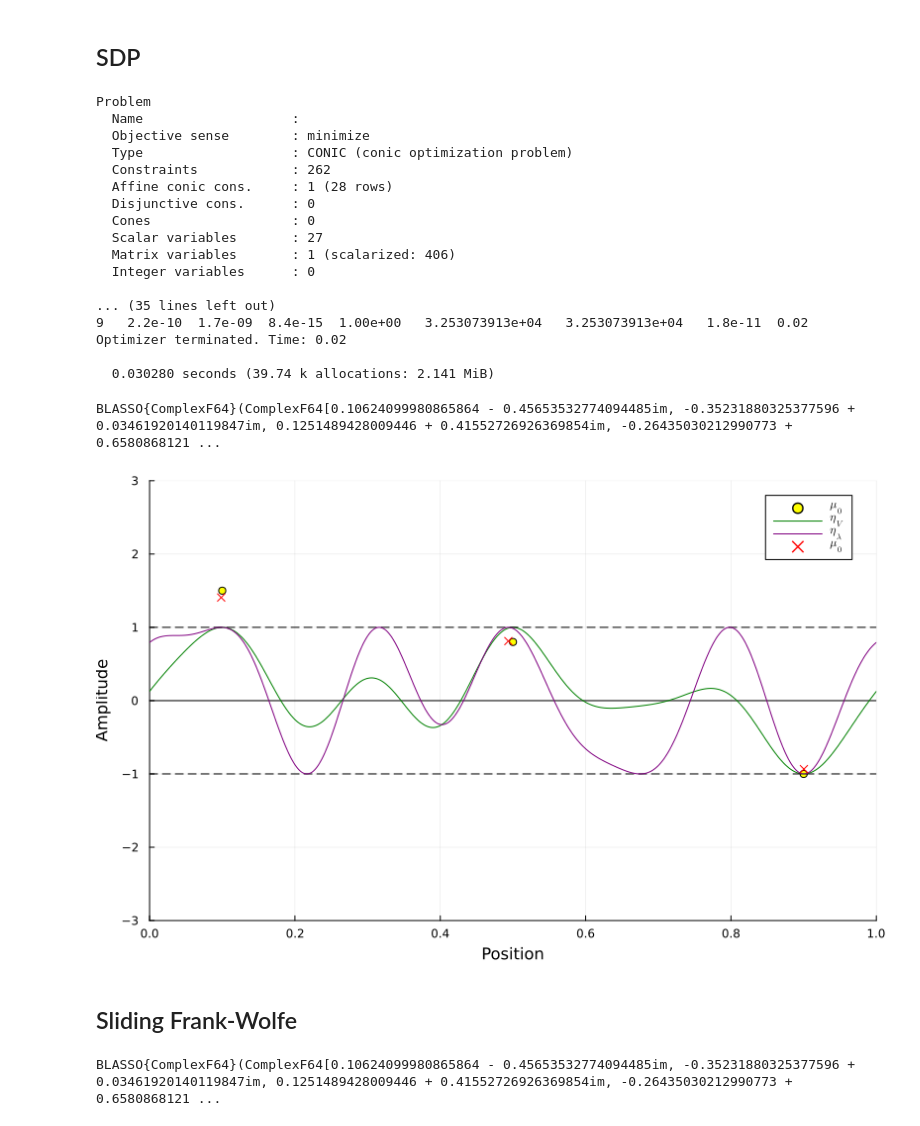
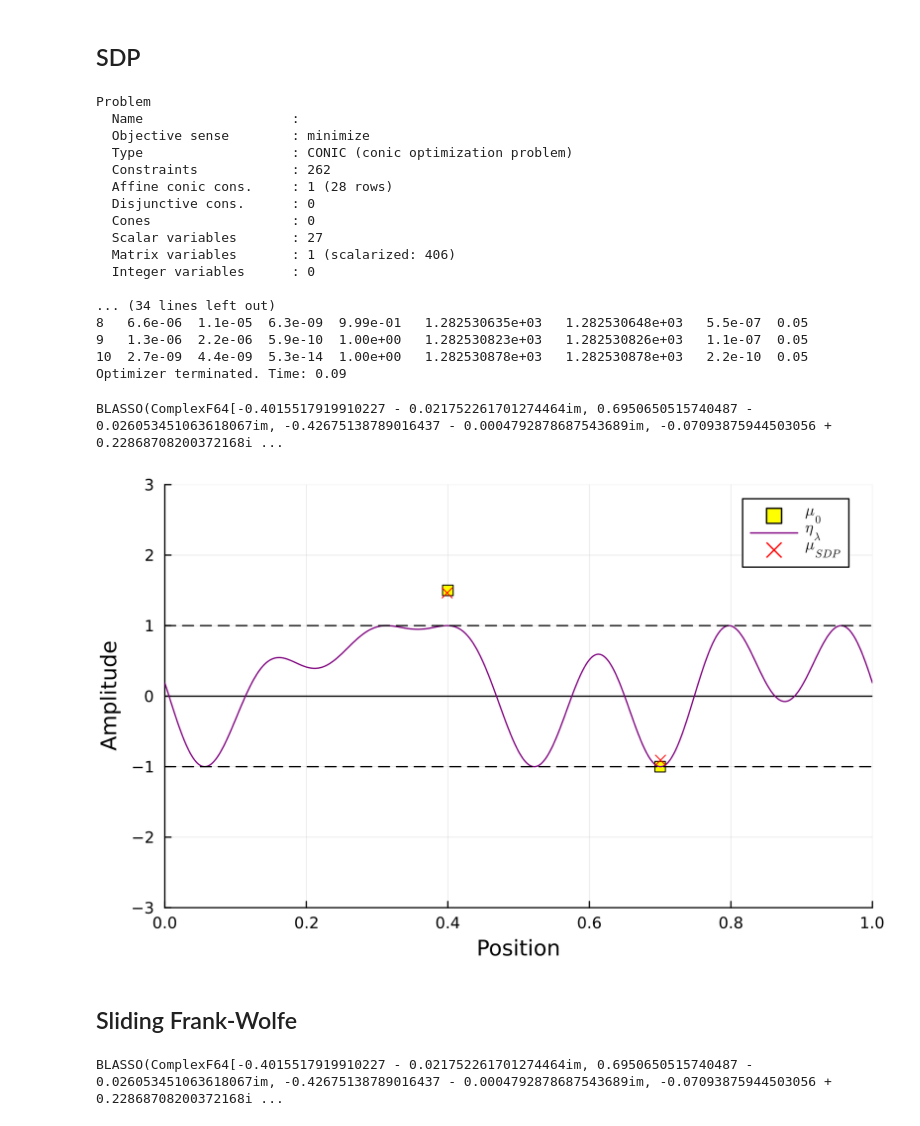
Before and after one commit to Lads-oxygen/SparseSpikes, a Jupyter notebook: examples/fourier_1D.ipynb, the cells around one changed output. Cells and saved outputs as stored; diff of their text form; code cells hidden in the pictures.

Commit message:
Efficient operators, smooth bilevel methods, graphs for report

```diff
--- a/examples/fourier_1D.ipynb
+++ b/examples/fourier_1D.ipynb
@@ -8,8 +8,8 @@ Define ground truth amplitudes and positions
 # %%
 domain = [0, 1]
 
-x0 = [0.1, 0.5, 0.9]
-a0 = [1.5, 0.8, -1.0]
+x0 = [0.4, 0.7]
+a0 = [1.5, -1.0]
 
 μ0 = DiscreteMeasure(x0, a0)
 # %% [output]
@@ -20,8 +20,8 @@ fc = 6
 n = 2fc + 1
 
 # Define noise level
-noise_level = 0.1
+noise_level = 0.05
 
 # Seed for noise
-# Random.seed!(22)
+Random.seed!(12)
 # %% [output]
@@ -69,13 +69,13 @@ hline!(plt_cert, [1, -1], linestyle=:dash, color=:black, label="")
 # %% [markdown]
 ## SDP
 # %%
-λ = 0.01
+λ = 0.05
 
 prob = BLASSO(y, ops, domain, λ)
 
 prob_sdp = deepcopy(prob)
 
-@time solve!(prob_sdp, :SDP)
+solve!(prob_sdp, :SDP)
 # %% [output]
 Problem
   Name                   :
@@ -89,28 +89,28 @@ Problem
   Matrix variables       : 1 (scalarized: 406)
   Integer variables      : 0
 
-... (35 lines left out)
-9   2.2e-10  1.7e-09  8.4e-15  1.00e+00   3.253073913e+04   3.253073913e+04   1.8e-11  0.02
-Optimizer terminated. Time: 0.02
-
-  0.030280 seconds (39.74 k allocations: 2.141 MiB)
+... (34 lines left out)
+8   6.6e-06  1.1e-05  6.3e-09  9.99e-01   1.282530635e+03   1.282530648e+03   5.5e-07  0.05
+9   1.3e-06  2.2e-06  5.9e-10  1.00e+00   1.282530823e+03   1.282530826e+03   1.1e-07  0.05
+10  2.7e-09  4.4e-09  5.3e-14  1.00e+00   1.282530878e+03   1.282530878e+03   2.2e-10  0.05
+Optimizer terminated. Time: 0.09
-BLASSO{ComplexF64}(ComplexF64[0.10624099980865864 - 0.45653532774094485im, -0.35231880325377596 + 0.03461920140119847im, 0.1251489428009446 + 0.41552726926369854im, -0.26435030212990773 + 0.6580868121 ...
+BLASSO(ComplexF64[-0.4015517919910227 - 0.021752261701274464im, 0.6950650515740487 - 0.026053451063618067im, -0.42675138789016437 - 0.0004792878687543689im, -0.07093875944503056 + 0.22868708200372168i ...
 # %%
-plt_sdp = deepcopy(plt_cert)
+plt_sdp = deepcopy(plt)
 
 # dual polynomial
 ηλ = ops.adjΦ(prob_sdp.p) * sqrt(n)
 plot!(plt_sdp, plt_grid, ηλ, label=L"η_λ", color=:purple)
-plot_spikes!(plt_sdp, prob_sdp.μ, label=L"μ_0", color=:red, marker=:x)
+hline!(plt_sdp, [1, -1], linestyle=:dash, color=:black, label="")
+plot!(plt_sdp, prob_sdp.μ.x, prob_sdp.μ.a, seriestype=:scatter, color=:red, label=L"μ_{SDP}", marker=:x)
 # %% [output]
-[figure, old version]
+[figure, new version]
 # %% [markdown]
 ## Sliding Frank-Wolfe
 # %%
 prob_sfw = deepcopy(prob)
-prob_sfw.λ = 0.01
 
 solve!(prob_sfw, :SFW)
 # %% [output]
-BLASSO{ComplexF64}(ComplexF64[0.10624099980865864 - 0.45653532774094485im, -0.35231880325377596 + 0.03461920140119847im, 0.1251489428009446 + 0.41552726926369854im, -0.26435030212990773 + 0.6580868121 ...
+BLASSO(ComplexF64[-0.4015517919910227 - 0.021752261701274464im, 0.6950650515740487 - 0.026053451063618067im, -0.42675138789016437 - 0.0004792878687543689im, -0.07093875944503056 + 0.22868708200372168i ...
 # %%
```
Also changed, not shown: parts of 9 cells of this notebook, 29 other files.
